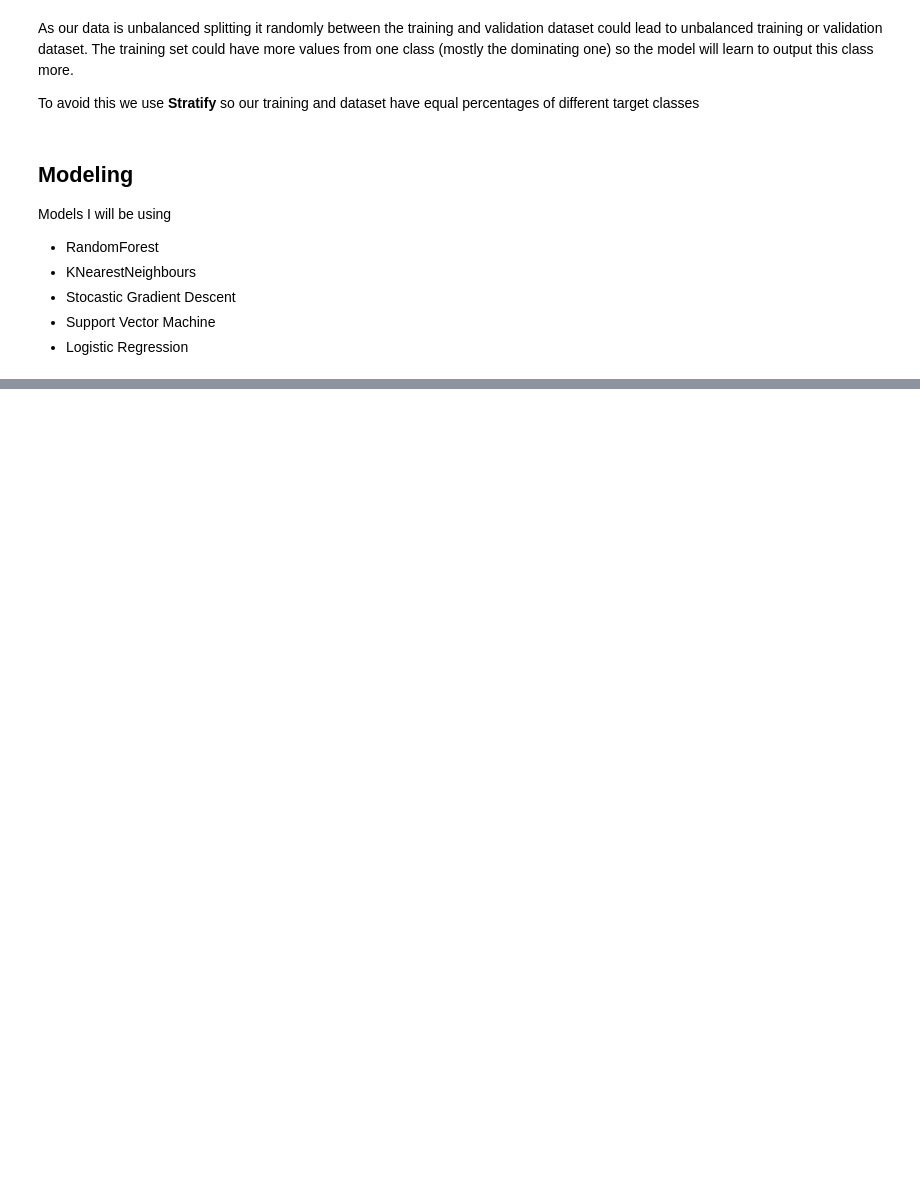
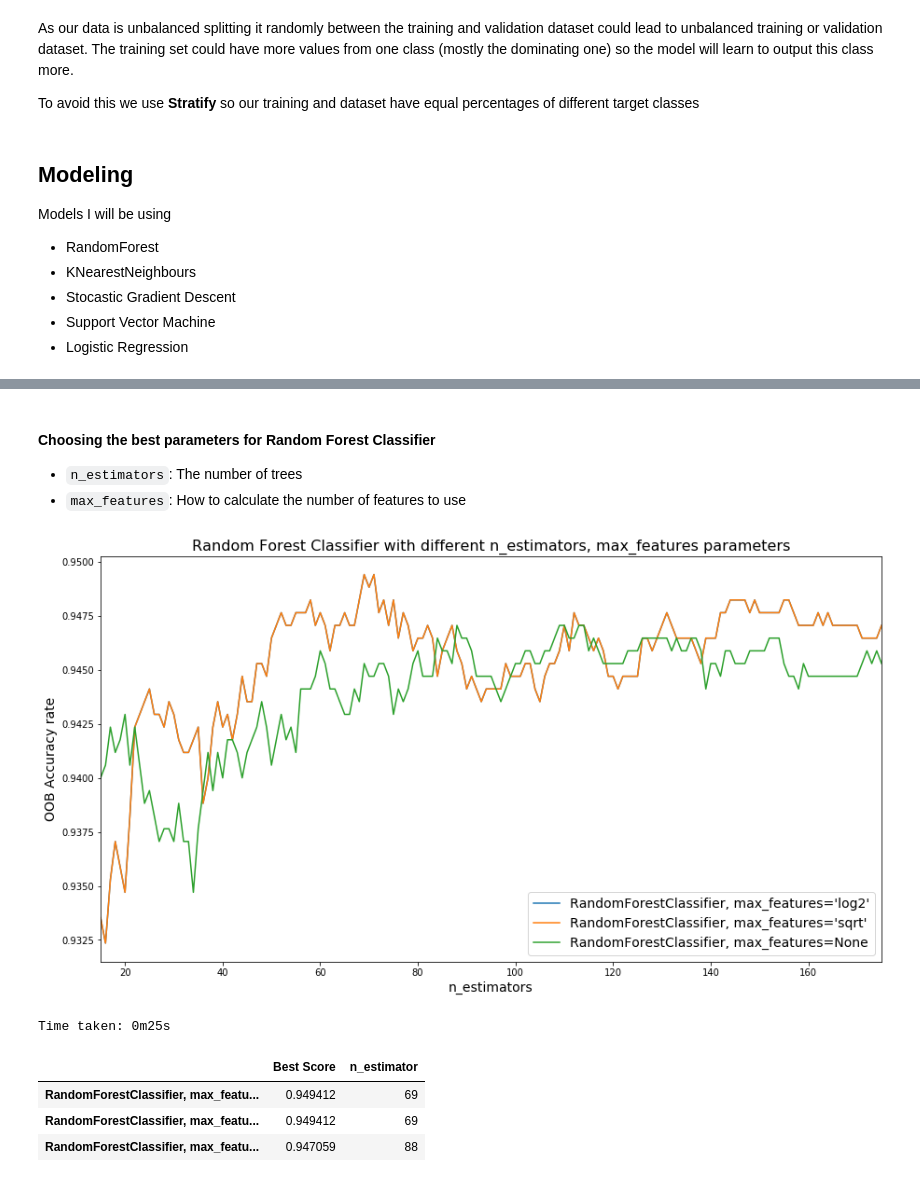
Before and after one commit to moaaztaha/Machine-Learning-Assignment, a Jupyter notebook: CTG Classification.ipynb, the cells around one changed output, grey strips where cells are left out. Cells and saved outputs as stored; diff of their text form; code cells hidden in the pictures; blank space fills up the shorter version.

```diff
--- a/CTG Classification.ipynb
+++ b/CTG Classification.ipynb
@@ -604,0 +653,4 @@ def base_model(x_train, x_valid, y_train, y_valid):
+# %% [markdown]
+#### Choosing the best parameters for Random Forest Classifier
+- `n_estimators`: The number of trees
+- `max_features`: How to calculate the number of features to use
@@ -604,0 +672,4 @@ def base_model(x_train, x_valid, y_train, y_valid):
+# %%
+error_rate = dict((label, []) for label, _ in clfs)
+min_estimators = 15
+max_estimators = 175
@@ -604,0 +682,41 @@ def base_model(x_train, x_valid, y_train, y_valid):
+# %%
+start_time = time.time()
+for label, clf in clfs:
+    for i in range(min_estimators, max_estimators+1):
+        clf.set_params(n_estimators=i)
+        clf.fit(x_train, y_train)
+
+        oob_error = clf.oob_score_
+        error_rate[label].append((i, oob_error))
+
+end_time = time.time()
+mins, secs = calc_time(start_time, end_time)
+# %%
+# Generate the "OOB error rate" vs. "n_estimators" plot.
+best_rf_parameters = dict()
+
+plt.figure(figsize=(15, 8))
+for label, clf_err in error_rate.items():
+    # plotting the data
+    xs, ys = zip(*clf_err)
+    plt.plot(xs, ys, label=label)
+
+    # getting the best n_estimator per max_feature parameter
+    best_rf_parameters[label] = (np.array(ys).max(), xs[np.array(ys).argmax()])
+
+plt.xlim(min_estimators, max_estimators)
+plt.xlabel("n_estimators", fontsize=14)
+plt.ylabel("OOB Accuracy rate", fontsize=14)
+plt.legend(loc="lower right", fontsize=14)
+plt.title('Random Forest Classifier with different n_estimators, max_features parameters', fontsize=16)
+plt.show()
+# other info
+print(f'Time taken: {mins}m{secs}s')
+pd.DataFrame.from_dict(best_rf_parameters, orient='index', columns=['Best Score', 'n_estimator'])
+# %% [output]
+[figure, added]
+Time taken: 0m25s
+|  | Best Score | n_estimator |
+| RandomForestClassifier, max_featu... | 0.949412 | 69 |
+| RandomForestClassifier, max_featu... | 0.949412 | 69 |
+| RandomForestClassifier, max_featu... | 0.947059 | 88 |
```
Also changed, not shown: parts of 34 cells of this notebook.
